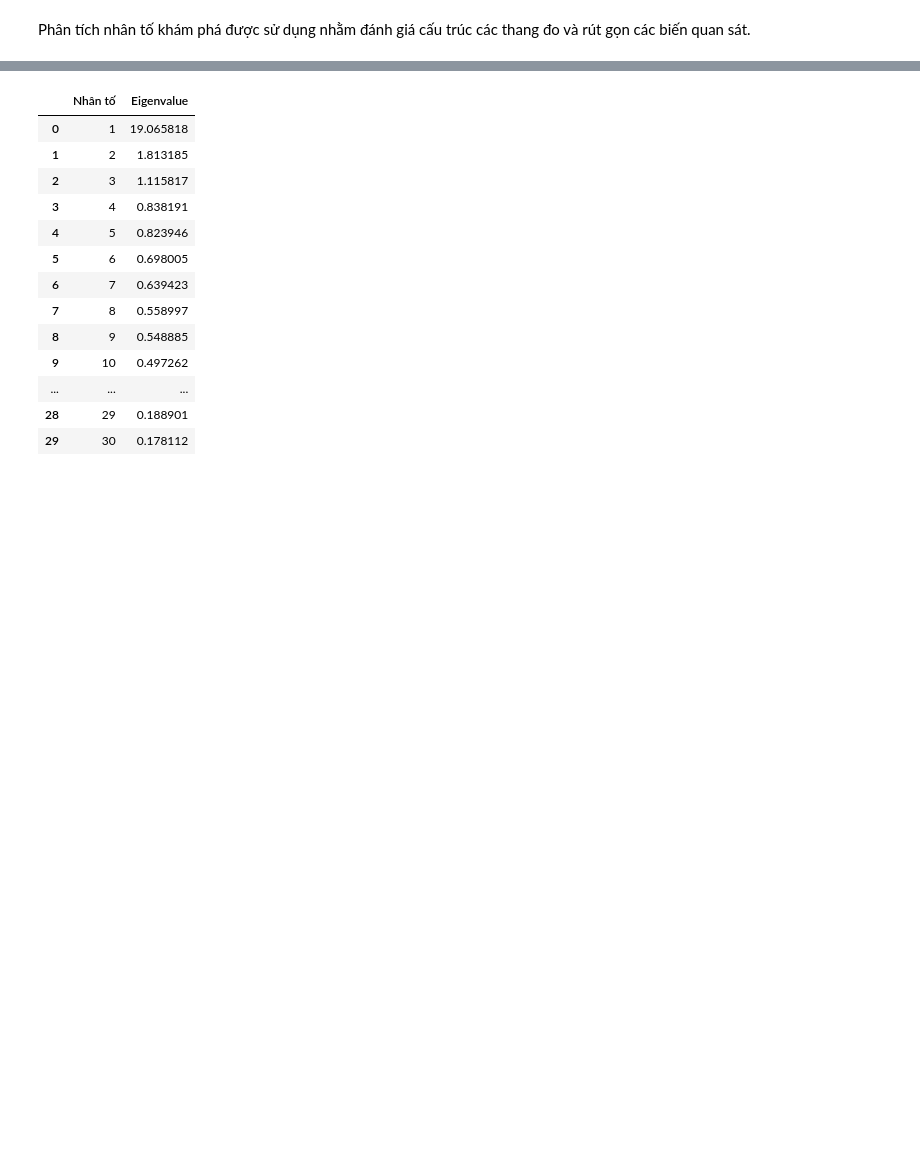
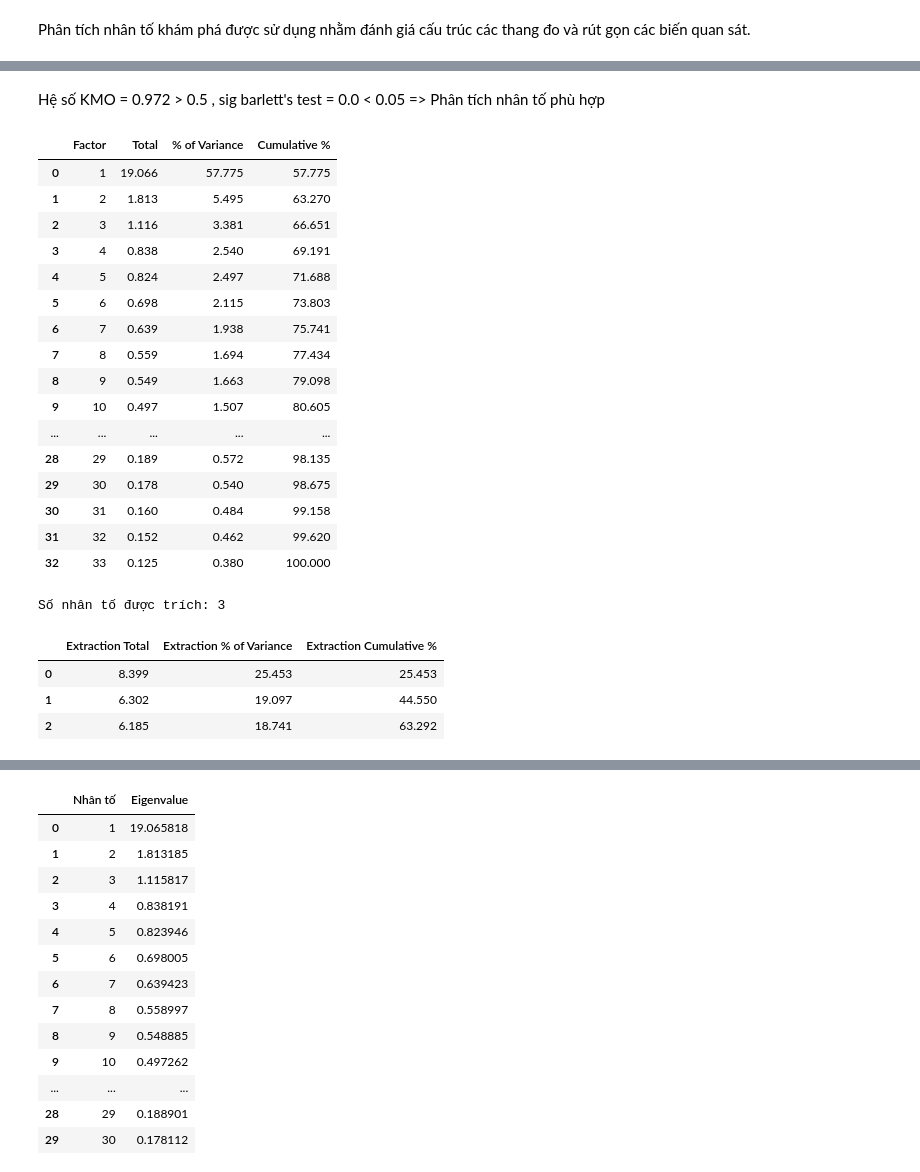
Before and after one commit to dong442005/nckh_bao_hiem_phi_nhan_tho, a Jupyter notebook: nckh.ipynb, the cells around one changed output, grey strips where cells are left out. Saved outputs shown, nothing was run; the diff lists cells and outputs as text; code cells hidden in the pictures; blank space fills up the shorter version.

```diff
--- a/nckh.ipynb
+++ b/nckh.ipynb
@@ -668,15 +663,3 @@ bien_efa = (
 )
 
 df_efa = df[bien_efa]
-# %%
-# Chỉ lấy biến EFA
-df_efa = df[bien_efa]
-
-# Ép kiểu số
-df_efa = df_efa.apply(pd.to_numeric, errors='coerce')
-
-# Loại missing
-df_efa = df_efa.dropna()
-
-# Loại biến có phương sai = 0
-df_efa = df_efa.loc[:, df_efa.var() > 0]
@@ -699,0 +702,63 @@ Bartlett’s Test p-value = 0.0
+# %% [markdown]
+Hệ số KMO = 0.972 > 0.5 , sig barlett's test = 0.0 < 0.05 => Phân tích nhân tố phù hợp
+# %%
+from factor_analyzer import FactorAnalyzer
+import pandas as pd
+import numpy as np
+
+# Chạy FA không xoay để lấy eigenvalue ban đầu
+fa = FactorAnalyzer(rotation=None)
+fa.fit(df_efa)
+
+eigen_values, vectors = fa.get_eigenvalues()
+
+n_variables = df_efa.shape[1]
+# %%
+variance_initial = pd.DataFrame({
+    "Factor": range(1, len(eigen_values)+1),
+    "Total": eigen_values,
+    "% of Variance": (eigen_values / n_variables) * 100,
+})
+
+variance_initial["Cumulative %"] = variance_initial["% of Variance"].cumsum()
+
+variance_initial.round(3)
+# %% [output]
+|  | Factor | Total | % of Variance | Cumulative % |
+| 0 | 1 | 19.066 | 57.775 | 57.775 |
+| 1 | 2 | 1.813 | 5.495 | 63.270 |
+| 2 | 3 | 1.116 | 3.381 | 66.651 |
+| 3 | 4 | 0.838 | 2.540 | 69.191 |
+| 4 | 5 | 0.824 | 2.497 | 71.688 |
+| 5 | 6 | 0.698 | 2.115 | 73.803 |
+| 6 | 7 | 0.639 | 1.938 | 75.741 |
+| 7 | 8 | 0.559 | 1.694 | 77.434 |
+| 8 | 9 | 0.549 | 1.663 | 79.098 |
+| 9 | 10 | 0.497 | 1.507 | 80.605 |
+| ... | ... | ... | ... | ... |
+| 28 | 29 | 0.189 | 0.572 | 98.135 |
+| 29 | 30 | 0.178 | 0.540 | 98.675 |
+| 30 | 31 | 0.160 | 0.484 | 99.158 |
+| 31 | 32 | 0.152 | 0.462 | 99.620 |
+| 32 | 33 | 0.125 | 0.380 | 100.000 |
+# %%
+num_factors = sum(eigen_values > 1)
+print("Số nhân tố được trích:", num_factors)
+# %% [output]
+Số nhân tố được trích: 3
+# %%
+fa_rotated = FactorAnalyzer(n_factors=num_factors, rotation='varimax')
+fa_rotated.fit(df_efa)
+
+variance_extraction = pd.DataFrame({
+    "Extraction Total": fa_rotated.get_factor_variance()[0],
+    "Extraction % of Variance": fa_rotated.get_factor_variance()[1] * 100,
+    "Extraction Cumulative %": fa_rotated.get_factor_variance()[2] * 100
+})
+
+variance_extraction.round(3)
+# %% [output]
+|  | Extraction Total | Extraction % of Variance | Extraction Cumulative % |
+| 0 | 8.399 | 25.453 | 25.453 |
+| 1 | 6.302 | 19.097 | 44.550 |
+| 2 | 6.185 | 18.741 | 63.292 |
```
Also changed, not shown: parts of 8 cells of this notebook.
